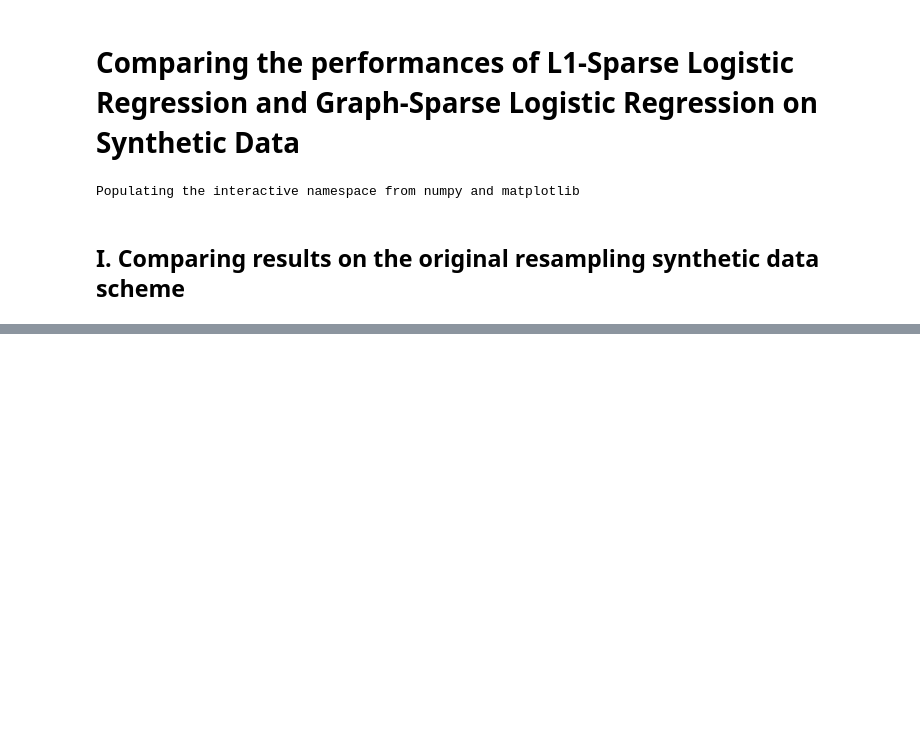
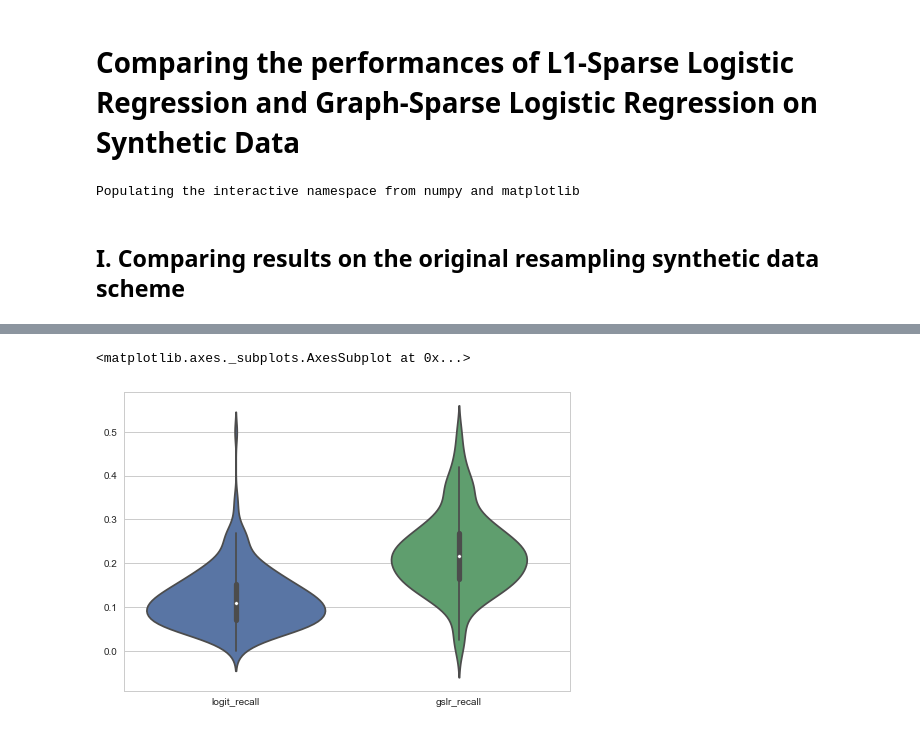
Before and after one commit to fraenkel-lab/GSLR, a Jupyter notebook: analysis/Logit_vs_GSLR.ipynb, the cells around one changed output, grey strips where cells are left out. Saved outputs shown, nothing was run; the diff lists cells and outputs as text; code cells hidden in the pictures; blank space fills up the shorter version.

```diff
--- a/analysis/Logit_vs_GSLR.ipynb
+++ b/analysis/Logit_vs_GSLR.ipynb
@@ -11,0 +92,4 @@ pd.read_pickle('./logit/logit_results.pickle')
+# %%
+logit_summary = {pathway: (recall(truth, pred), precision(truth, pred)) for pathway, (truth, pred) in logit_features.items() if len(truth) > 0}
+logit_summary = pd.DataFrame(logit_summary, index=['logit_recall', 'logit_precision'])
+logit_summary
@@ -11,0 +101,4 @@ pd.read_pickle('./logit/logit_results.pickle')
+# %%
+gslr_summary = {pathway: (recall(truth, pred), precision(truth, pred)) for pathway, (truth, pred) in gslr_features.items()  if len(truth) > 0}
+gslr_summary = pd.DataFrame(gslr_summary, index=['gslr_recall', 'gslr_precision'])
+gslr_summary
@@ -11,0 +110,8 @@ pd.read_pickle('./logit/logit_results.pickle')
+# %%
+recalls = pd.concat([logit_summary.loc['logit_recall'], gslr_summary.loc['gslr_recall']], axis=1)
+precisions = pd.concat([logit_summary.loc['logit_precision'], gslr_summary.loc['gslr_precision']], axis=1)
+# %%
+sns.violinplot(data=recalls)
+# %% [output]
+<matplotlib.axes._subplots.AxesSubplot at 0x...>
+[figure, added]
```
Also changed, not shown: parts of 30 cells of this notebook.
